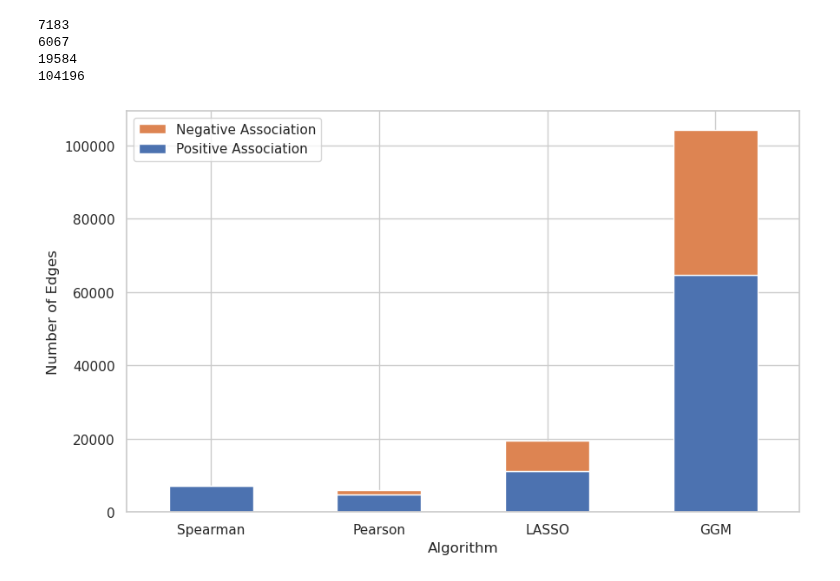
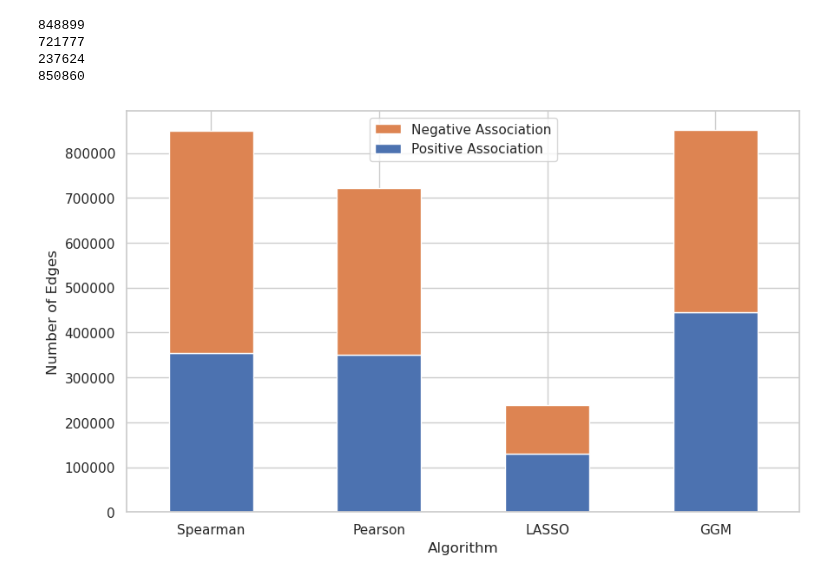
Before and after one commit to EngineerDanny/CS685-Microbe-Network-Research-Code, a Jupyter notebook: model_stw/analyze_script.ipynb, the cells around one changed output. Drawn from its saved outputs; the diff is of its cells as text; code cells hidden in the pictures.

```diff
--- a/model_stw/analyze_script.ipynb
+++ b/model_stw/analyze_script.ipynb
@@ -3,8 +3,8 @@ import pandas as pd
 import matplotlib.pyplot as plt
 import seaborn as sns
 
-# dataset_name = "necromass_bacteria"
-dataset_name = "necromass_fungi"
+dataset_name = "necromass_bacteria"
+# dataset_name = "necromass_fungi"
 
 algorithm_dict = {
     "Spearman": f"{dataset_name}_Spearman_source_target.csv",
@@ -31,36 +31,36 @@ algo_edges_df = pd.concat(algo_edges_df_list)
 
 # plot the stacked bar plot using matplotlib
 sns.set(style="whitegrid")
 ax = algo_edges_df.set_index('Algorithm').plot.bar(
     stacked=True, figsize=(10, 6))
 
 # set the labels and title
 plt.xlabel("Algorithm")
 plt.ylabel("Number of Edges")
 # plt.title("Number of Edges by Algorithm and Association")
 
 # draw a horizontal line at y=8000
 # ax.axhline(y=8128, color='red', linestyle='--')
 
 # add a text annotation
 # ax.text(x=0.5, y=8500, s='Maximum number of edges = 8128', color='red')
 
 # make the x-axis labels horizontal
 ax.set_xticklabels(ax.get_xticklabels(), rotation=0)
 
 # get handles and labels
 handles, labels = plt.gca().get_legend_handles_labels()
 order = [1, 0]
 plt.legend([handles[idx] for idx in order], [labels[idx] for idx in order])
 
 # save the plot
-plt.savefig(f'{dataset_name}_edges_algo.png', bbox_inches='tight', dpi=500)
+plt.savefig(f'{dataset_name}_edges_algo.png', bbox_inches='tight', dpi=1500)
 
 # show the plot
 plt.show()
 # %% [output]
-7183
-6067
-19584
-104196
+848899
+721777
+237624
+850860
-[figure, old version]
+[figure, new version]
```
Also changed, not shown: 1 other file.
